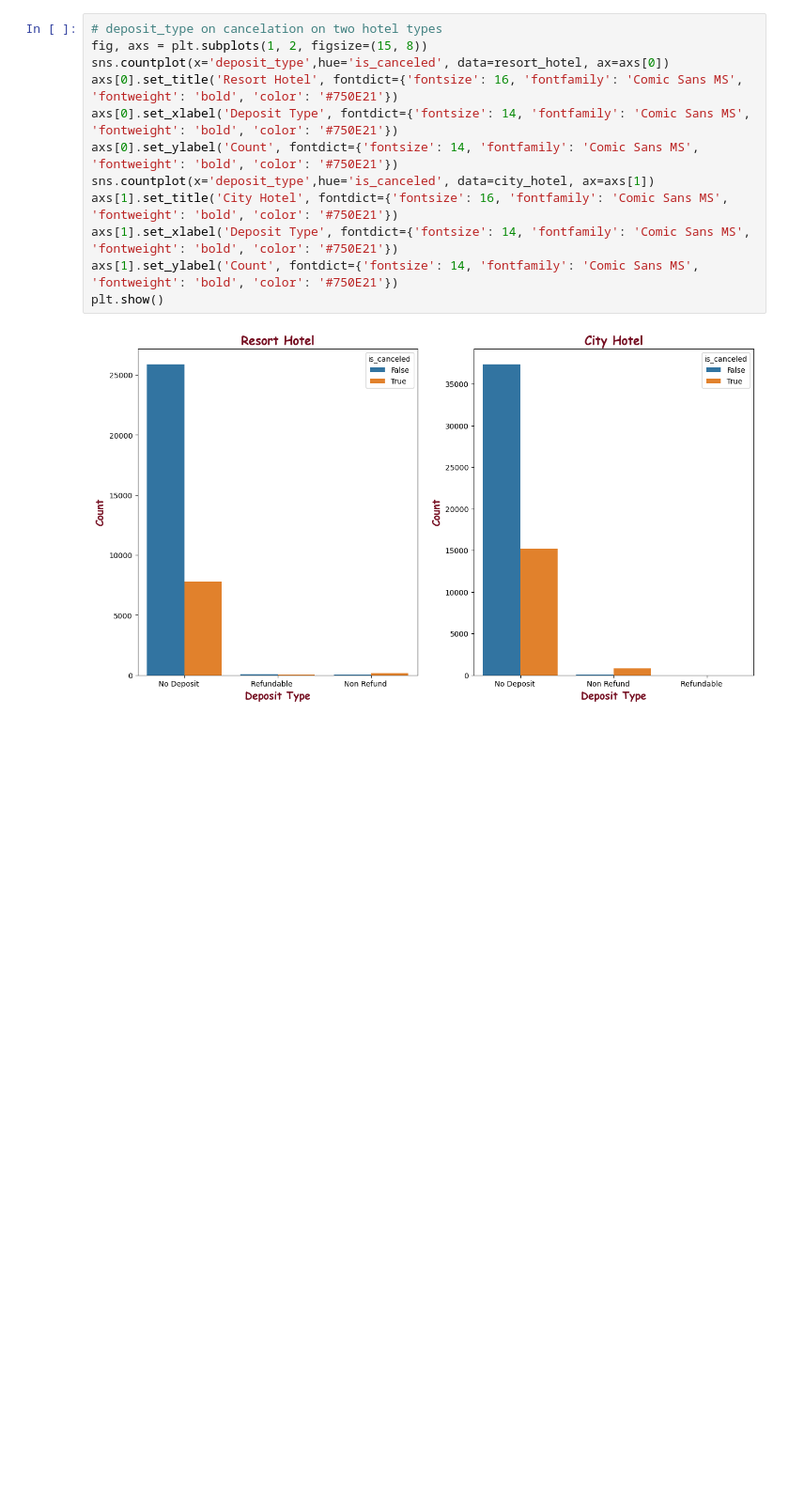
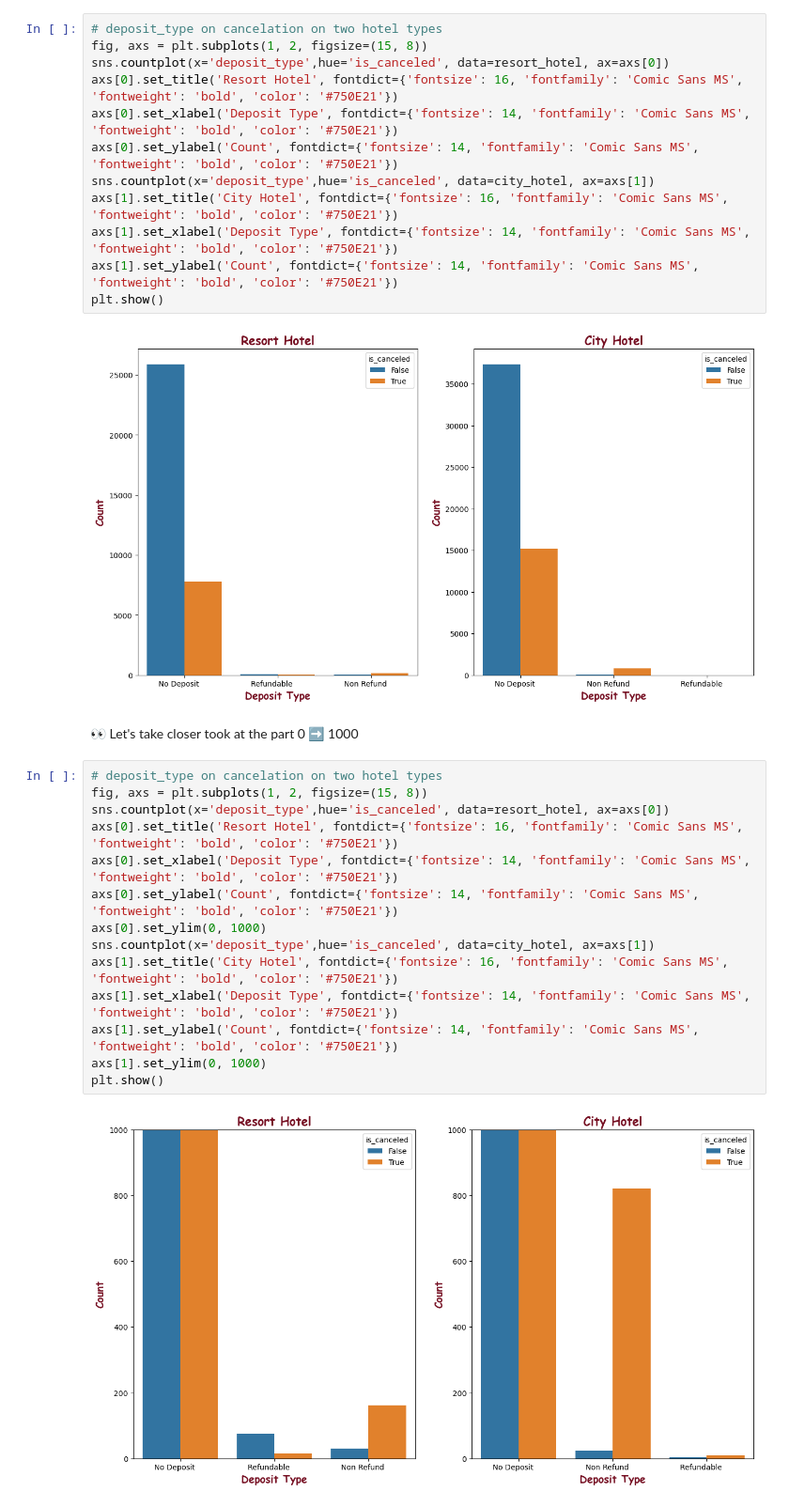
Before and after one commit to danghuynh-bit/LTKHDL_hotekbookingdemand, a Jupyter notebook: 03_Analyzing_Questions.ipynb, the cells around one changed output. Shown at 94% size. Cells and saved outputs as stored; diff of their text form; blank space fills up the shorter version.

```diff
--- a/03_Analyzing_Questions.ipynb
+++ b/03_Analyzing_Questions.ipynb
@@ -161,3 +171,21 @@ axs[1].set_ylabel('Count', fontdict={'fontsize': 14, 'fontfamily': 'Comic Sans M
 plt.show()
 # %% [output]
 [figure]
+# %% [markdown]
+👀 Let's take closer took at the part 0 ➡ 1000
+# %%
+# deposit_type on cancelation on two hotel types
+fig, axs = plt.subplots(1, 2, figsize=(15, 8))
+sns.countplot(x='deposit_type',hue='is_canceled', data=resort_hotel, ax=axs[0])
+axs[0].set_title('Resort Hotel', fontdict={'fontsize': 16, 'fontfamily': 'Comic Sans MS', 'fontweight': 'bold', 'color': '#750E21'})
+axs[0].set_xlabel('Deposit Type', fontdict={'fontsize': 14, 'fontfamily': 'Comic Sans MS', 'fontweight': 'bold', 'color': '#750E21'})
+axs[0].set_ylabel('Count', fontdict={'fontsize': 14, 'fontfamily': 'Comic Sans MS', 'fontweight': 'bold', 'color': '#750E21'})
+axs[0].set_ylim(0, 1000)
+sns.countplot(x='deposit_type',hue='is_canceled', data=city_hotel, ax=axs[1])
+axs[1].set_title('City Hotel', fontdict={'fontsize': 16, 'fontfamily': 'Comic Sans MS', 'fontweight': 'bold', 'color': '#750E21'})
+axs[1].set_xlabel('Deposit Type', fontdict={'fontsize': 14, 'fontfamily': 'Comic Sans MS', 'fontweight': 'bold', 'color': '#750E21'})
+axs[1].set_ylabel('Count', fontdict={'fontsize': 14, 'fontfamily': 'Comic Sans MS', 'fontweight': 'bold', 'color': '#750E21'})
+axs[1].set_ylim(0, 1000)
+plt.show()
+# %% [output]
+[figure, added]
```
Also changed, not shown: parts of 13 cells of this notebook.
